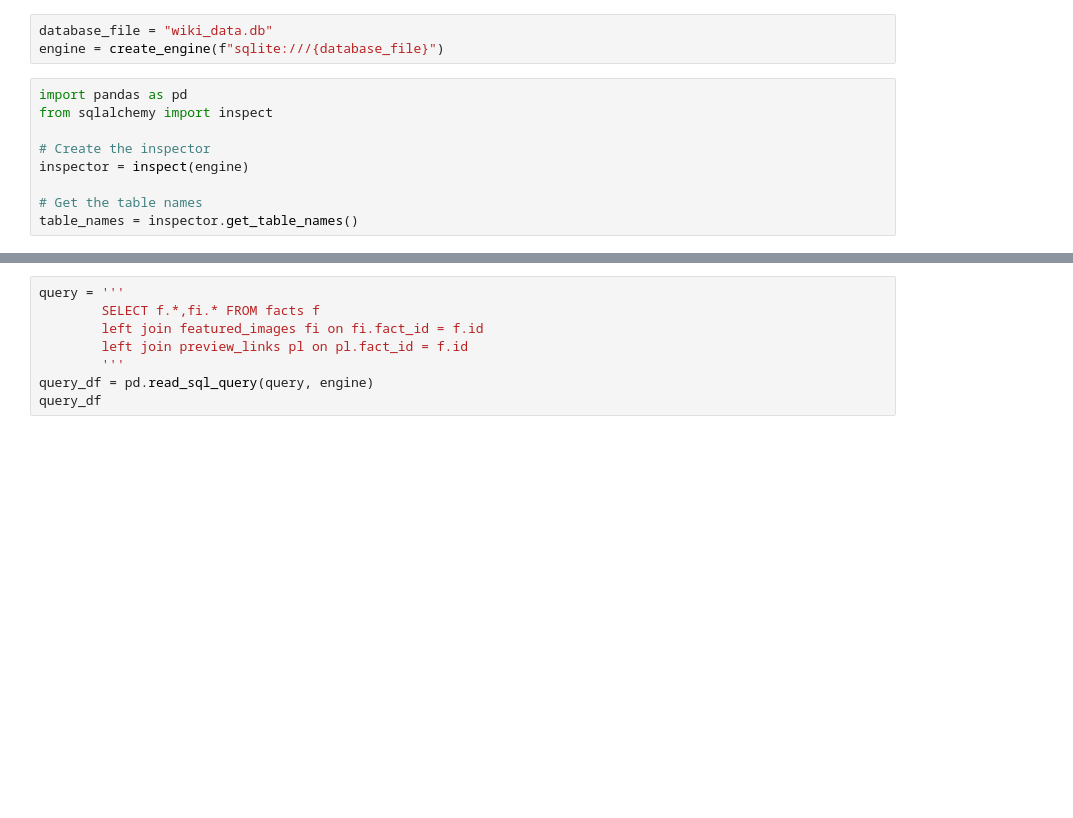
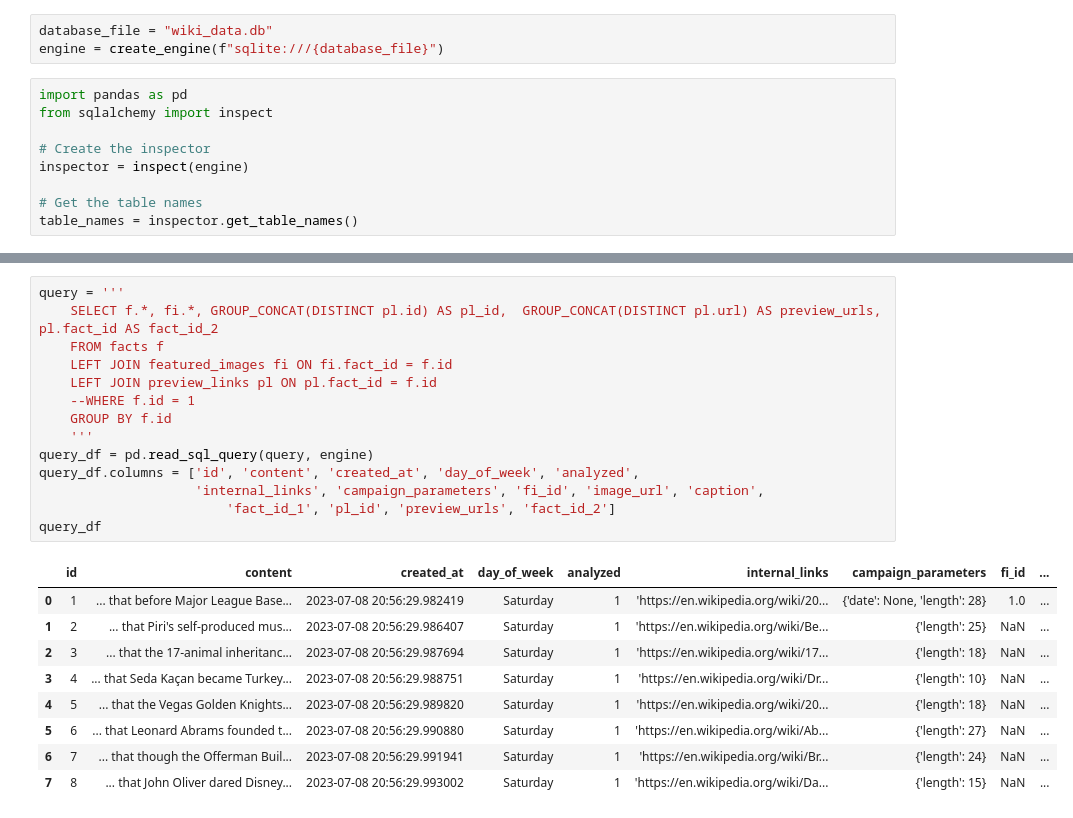
Before and after one commit to joaofranciscoxd/response, a Jupyter notebook: workbench.ipynb, the cells around one changed output, grey strips where cells are left out. Drawn from its saved outputs; the diff is of its cells as text; blank space fills up the shorter version.

Commit message:
Modifided visualization of concat of all tables

```diff
--- a/workbench.ipynb
+++ b/workbench.ipynb
@@ -53,8 +97,24 @@ lista_dfs[i]
 # %%
 query = '''
-        SELECT f.*,fi.* FROM facts f
-        left join featured_images fi on fi.fact_id = f.id
-        left join preview_links pl on pl.fact_id = f.id
-        '''
+    SELECT f.*, fi.*, GROUP_CONCAT(DISTINCT pl.id) AS pl_id,  GROUP_CONCAT(DISTINCT pl.url) AS preview_urls, pl.fact_id AS fact_id_2
+    FROM facts f
+    LEFT JOIN featured_images fi ON fi.fact_id = f.id
+    LEFT JOIN preview_links pl ON pl.fact_id = f.id
+    --WHERE f.id = 1
+    GROUP BY f.id
+    '''
 query_df = pd.read_sql_query(query, engine)
+query_df.columns = ['id', 'content', 'created_at', 'day_of_week', 'analyzed',
+                    'internal_links', 'campaign_parameters', 'fi_id', 'image_url', 'caption',
+                        'fact_id_1', 'pl_id', 'preview_urls', 'fact_id_2']
 query_df
+# %% [output]
+|  | id | content | created_at | day_of_week | analyzed | internal_links | campaign_parameters | fi_id | ... |
+| 0 | 1 | ... that before Major League Base... | 2023-07-08 20:56:29.982419 | Saturday | 1 | 'https://en.wikipedia.org/wiki/20... | {'date': None, 'length': 28} | 1.0 | ... |
+| 1 | 2 | ... that Piri's self-produced mus... | 2023-07-08 20:56:29.986407 | Saturday | 1 | 'https://en.wikipedia.org/wiki/Be... | {'length': 25} | NaN | ... |
+| 2 | 3 | ... that the 17-animal inheritanc... | 2023-07-08 20:56:29.987694 | Saturday | 1 | 'https://en.wikipedia.org/wiki/17... | {'length': 18} | NaN | ... |
+| 3 | 4 | ... that Seda Kaçan became Turkey... | 2023-07-08 20:56:29.988751 | Saturday | 1 | 'https://en.wikipedia.org/wiki/Dr... | {'length': 10} | NaN | ... |
+| 4 | 5 | ... that the Vegas Golden Knights... | 2023-07-08 20:56:29.989820 | Saturday | 1 | 'https://en.wikipedia.org/wiki/20... | {'length': 18} | NaN | ... |
+| 5 | 6 | ... that Leonard Abrams founded t... | 2023-07-08 20:56:29.990880 | Saturday | 1 | 'https://en.wikipedia.org/wiki/Ab... | {'length': 27} | NaN | ... |
+| 6 | 7 | ... that though the Offerman Buil... | 2023-07-08 20:56:29.991941 | Saturday | 1 | 'https://en.wikipedia.org/wiki/Br... | {'length': 24} | NaN | ... |
+| 7 | 8 | ... that John Oliver dared Disney... | 2023-07-08 20:56:29.993002 | Saturday | 1 | 'https://en.wikipedia.org/wiki/Da... | {'length': 15} | NaN | ... |
```
Also changed, not shown: parts of 10 cells of this notebook.
